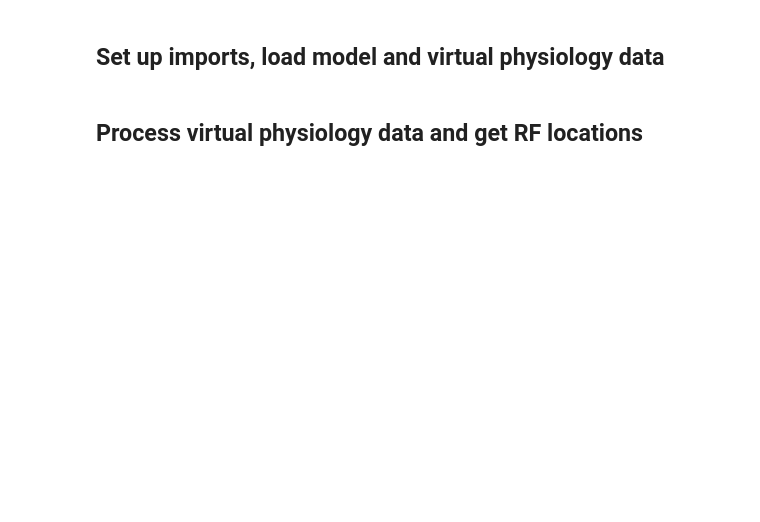
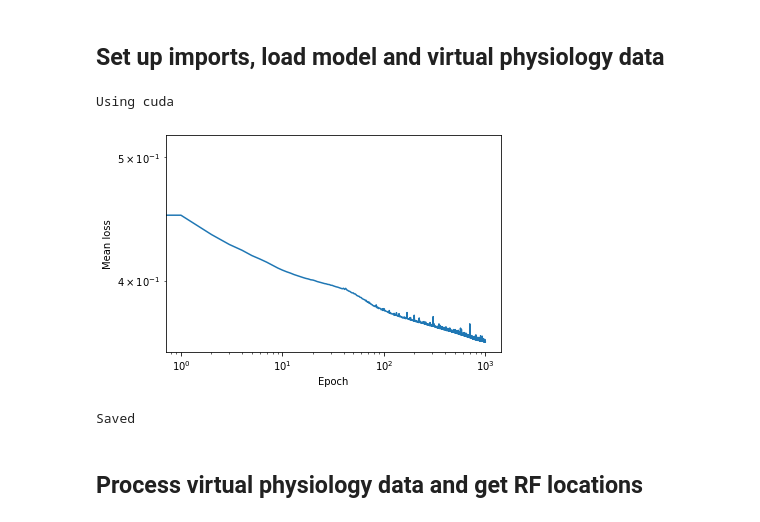
Before and after one commit to sebbkw/rnn, a Jupyter notebook: analyse_network.ipynb, the cells around one changed output. Cells and saved outputs as stored; diff of their text form; code cells hidden in the pictures; blank space fills up the shorter version.

```diff
--- a/analyse_network.ipynb
+++ b/analyse_network.ipynb
@@ -54,39 +54,42 @@ PATHS = [
     # 20px, 3000 epochs
     'hierarchical-290290examples-20framesize-45tsteps-4warmup-3000epochs-1600units-0.0001lr-0.25gradclip-1e-6.25L1/0.2beta'
 ]
-PATH = PATHS[2]
+PATH = PATHS[1]
 
 # Set device to use on network
 DEVICE = torch.device('cuda' if torch.cuda.is_available() else 'cpu')
 print("Using", DEVICE)
 
 # Load previously trained model
 model = network.RecurrentTemporalPrediction.load(
     hidden_units = HIDDEN_UNITS,
     frame_size = FRAME_SIZE,
     warmup = WARMUP,
     mode = MODE,
     path = './models/' + PATH + '.pt'
 )
 
 # Load dataset
 if False:
     train_dataset = FramesDataset('./datasets/processed_dataset_15px_20tsteps.npy', 'train', WARMUP)
     train_data_loader = torch.utils.data.DataLoader(train_dataset, batch_size=128)
     print("Training dataset length:", len(train_dataset))
 
 # Plot loss history
 with open('./models/' + PATH + '.pickle', 'rb') as p:
     loss_history = pickle.load(p)
 
 plt.loglog(loss_history);
 plt.xlabel('Epoch')
 plt.ylabel('Mean loss')
 plt.show()
+# %% [output]
+Using cuda
+[figure, added]
 # %%
 # Load or save previously generated physiology data
 
-mode = 'LOAD'
+mode = 'SAVE'
 path = './virtual_physiology/' + PATH + '.pickle'
 
 if mode == 'SAVE':
@@ -109,6 +112,8 @@ elif mode == 'LOAD':
         averaged_stimuli_group1 = data["averaged_stimuli_group1"]
         averaged_stimuli_group2 = data["averaged_stimuli_group2"]
         print('Loaded')
+# %% [output]
+Saved
 # %%
 # Gabor fitting
 
```
Also changed, not shown: parts of 4 cells of this notebook.
